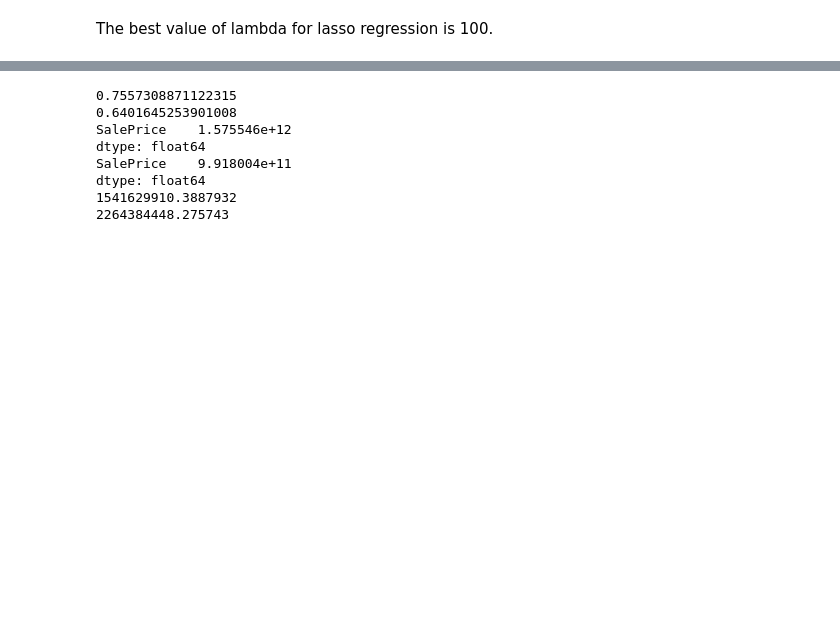
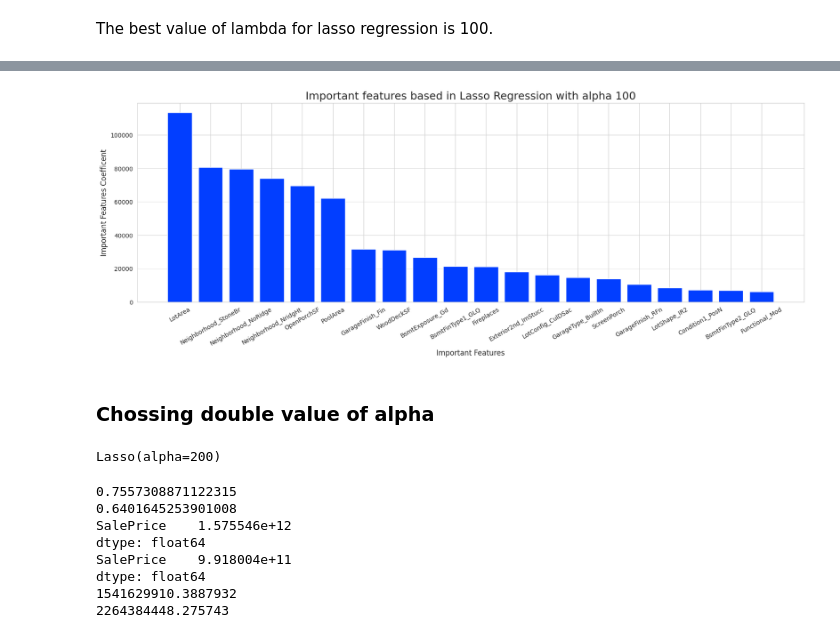
Before and after one commit to Harshit-tech9/Advance_Housing_Price_Regression, a Jupyter notebook: Advance_Regression.ipynb, the cells around one changed output, grey strips where cells are left out. Cells and saved outputs as stored; diff of their text form; code cells hidden in the pictures; blank space fills up the shorter version.

```diff
--- a/Advance_Regression.ipynb
+++ b/Advance_Regression.ipynb
@@ -527,9 +615,9 @@ print(model_cv.best_params_)
 
 alpha =100
 
-lasso = Lasso(alpha=alpha)
+lasso_ = Lasso(alpha=alpha)
 
-lasso.fit(X_train, y_train)
+lasso_.fit(X_train, y_train)
 # %% [output]
 Lasso(alpha=100)
 # %% [markdown]
@@ -537,3 +667,25 @@ The best value of lambda for lasso regression is 100.
+# %%
+impFeature = pd.DataFrame(list(zip(lasso_.feature_names_in_, lasso_.coef_)), columns=['Feature', 'Feature_Coefficent'])
+barImp = impFeature.sort_values('Feature_Coefficent', ascending=False).head(20)
+plt.figure(figsize=(20,6))
+plt.bar(barImp['Feature'], barImp['Feature_Coefficent'])
+plt.xlabel('Important Features', fontsize=12)
+plt.ylabel('Important Features Coefficent', fontsize=12)
+plt.xticks(rotation=30)
+plt.title('Important features based in Lasso Regression with alpha 100', fontsize=18)
+plt.show()
+# %% [output]
+[figure, added]
+# %% [markdown]
+### Chossing double value of alpha
+# %%
+alpha = 200
+
+lasso = Lasso(alpha=alpha)
+
+lasso.fit(X_train, y_train)
+# %% [output]
+Lasso(alpha=200)
 # %%
 # Lets calculate some metrics such as R2 score, RSS and RMSE
 
```
Also changed, not shown: parts of 14 cells of this notebook.
